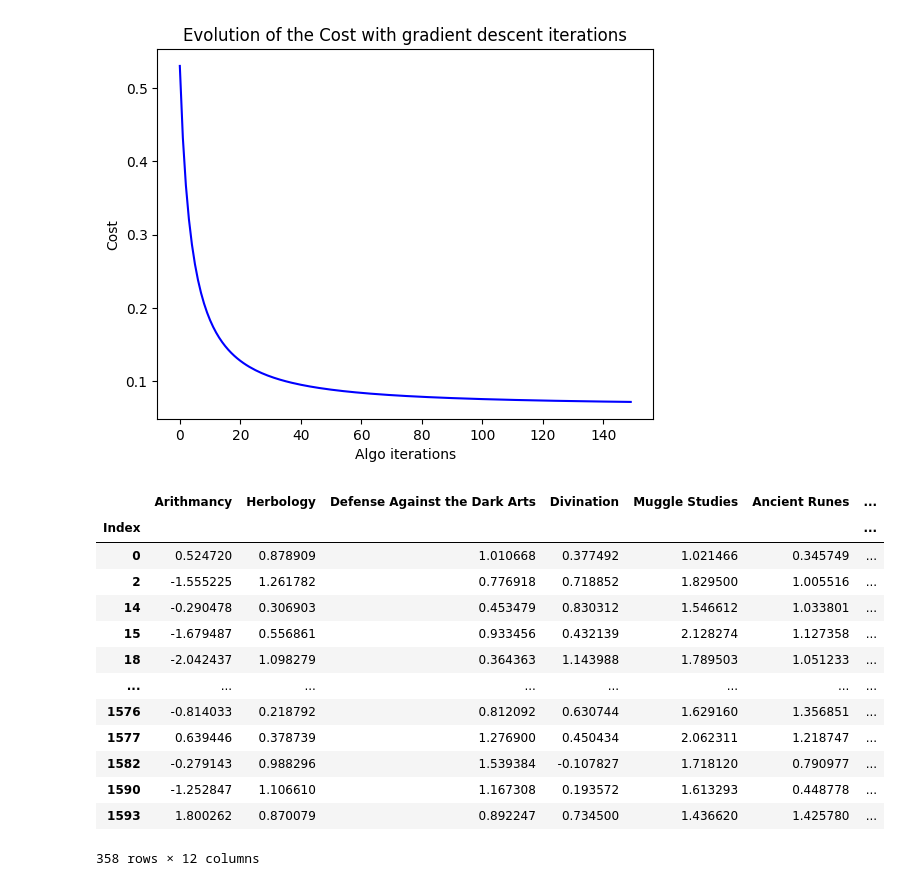
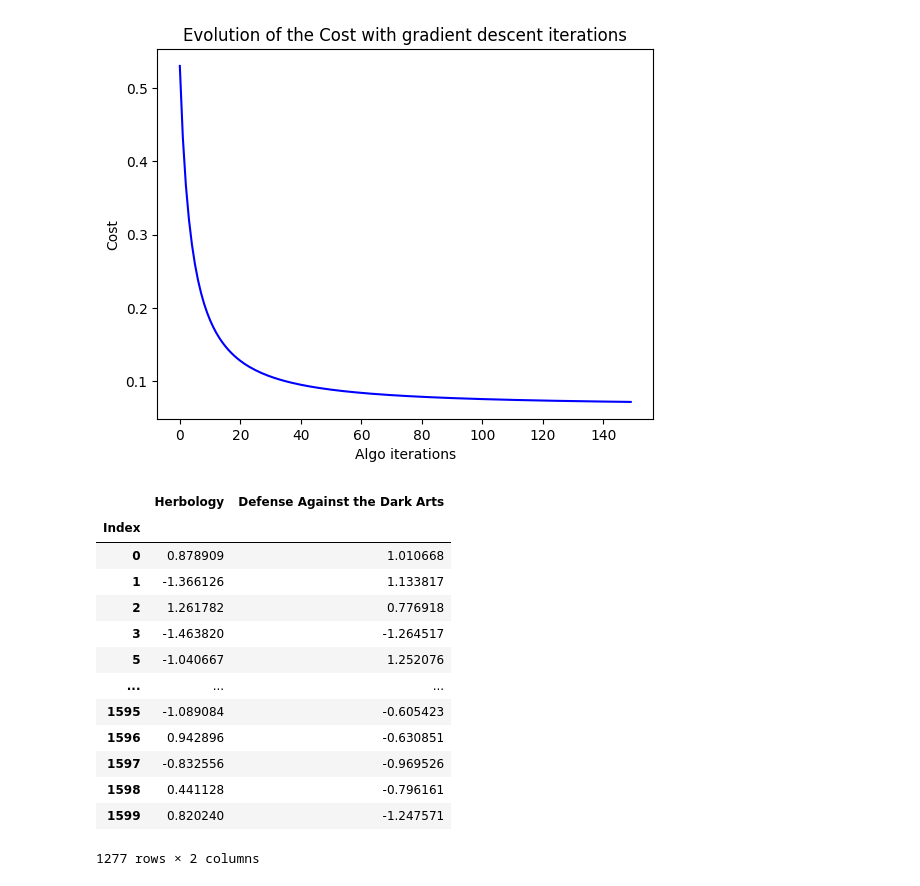
Before and after one commit to mbocquel/dslr, a Jupyter notebook: goinfre/logreg_train.ipynb, the cells around one changed output. Cells and saved outputs as stored; diff of their text form; code cells hidden in the pictures.

```diff
--- a/goinfre/logreg_train.ipynb
+++ b/goinfre/logreg_train.ipynb
@@ -313,17 +313,0 @@ rav = X.loc[y.loc[:,"Test Ravenclaw"] == True, :]
-# %%
-rav
-# %% [output]
-|  | Arithmancy | Herbology | Defense Against the Dark Arts | Divination | Muggle Studies | Ancient Runes | ... |
-| Index |  |  |  |  |  |  | ... |
-| 0 | 0.524720 | 0.878909 | 1.010668 | 0.377492 | 1.021466 | 0.345749 | ... |
-| 2 | -1.555225 | 1.261782 | 0.776918 | 0.718852 | 1.829500 | 1.005516 | ... |
-| 14 | -0.290478 | 0.306903 | 0.453479 | 0.830312 | 1.546612 | 1.033801 | ... |
-| 15 | -1.679487 | 0.556861 | 0.933456 | 0.432139 | 2.128274 | 1.127358 | ... |
-| 18 | -2.042437 | 1.098279 | 0.364363 | 1.143988 | 1.789503 | 1.051233 | ... |
-| ... | ... | ... | ... | ... | ... | ... | ... |
-| 1576 | -0.814033 | 0.218792 | 0.812092 | 0.630744 | 1.629160 | 1.356851 | ... |
-| 1577 | 0.639446 | 0.378739 | 1.276900 | 0.450434 | 2.062311 | 1.218747 | ... |
-| 1582 | -0.279143 | 0.988296 | 1.539384 | -0.107827 | 1.718120 | 0.790977 | ... |
-| 1590 | -1.252847 | 1.106610 | 1.167308 | 0.193572 | 1.613293 | 0.448778 | ... |
-| 1593 | 1.800262 | 0.870079 | 0.892247 | 0.734500 | 1.436620 | 1.425780 | ... |
-358 rows × 12 columns
@@ -329,0 +319,17 @@ rav
+# %%
+X_reduit
+# %% [output]
+|  | Herbology | Defense Against the Dark Arts |
+| Index |  |  |
+| 0 | 0.878909 | 1.010668 |
+| 1 | -1.366126 | 1.133817 |
+| 2 | 1.261782 | 0.776918 |
+| 3 | -1.463820 | -1.264517 |
+| 5 | -1.040667 | 1.252076 |
+| ... | ... | ... |
+| 1595 | -1.089084 | -0.605423 |
+| 1596 | 0.942896 | -0.630851 |
+| 1597 | -0.832556 | -0.969526 |
+| 1598 | 0.441128 | -0.796161 |
+| 1599 | 0.820240 | -1.247571 |
+1277 rows × 2 columns
```
Also changed, not shown: parts of 6 cells of this notebook.
